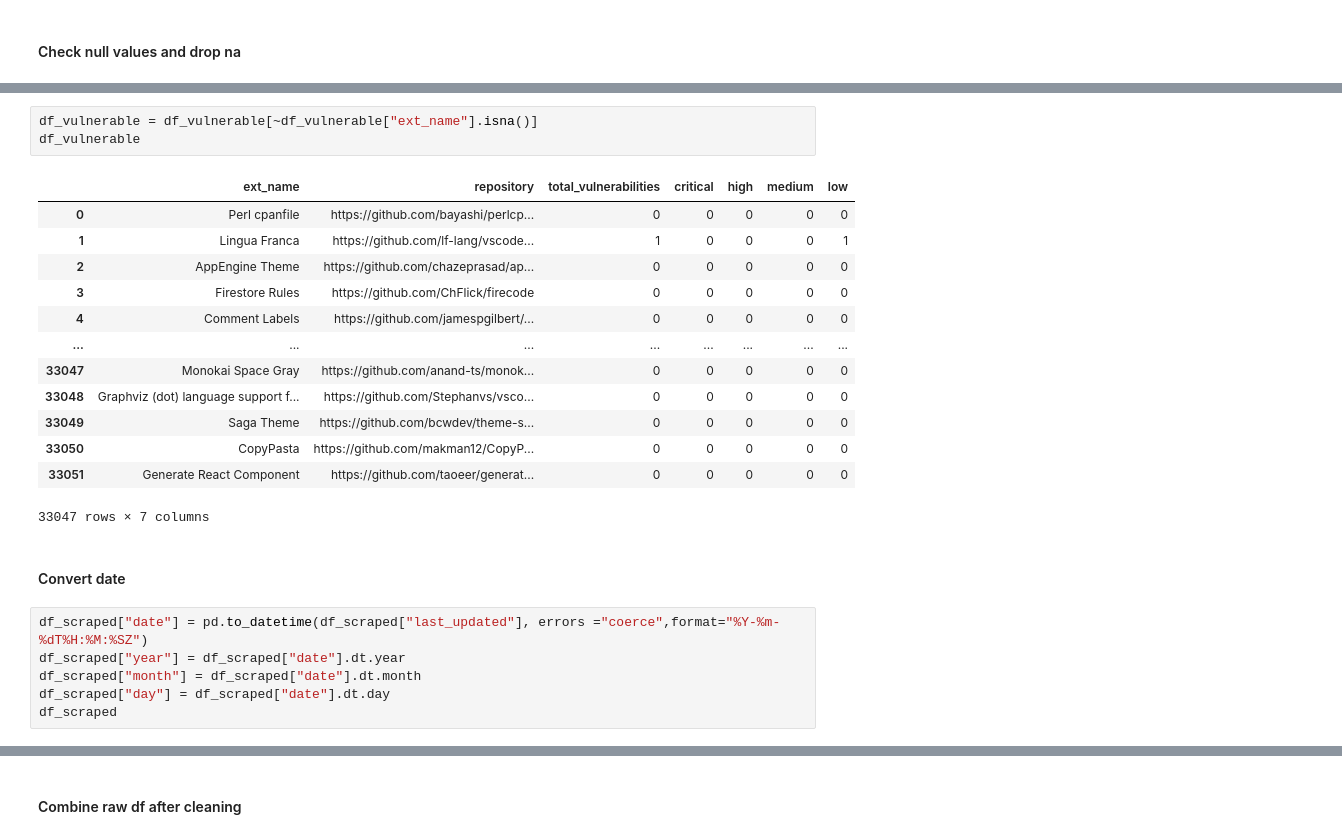
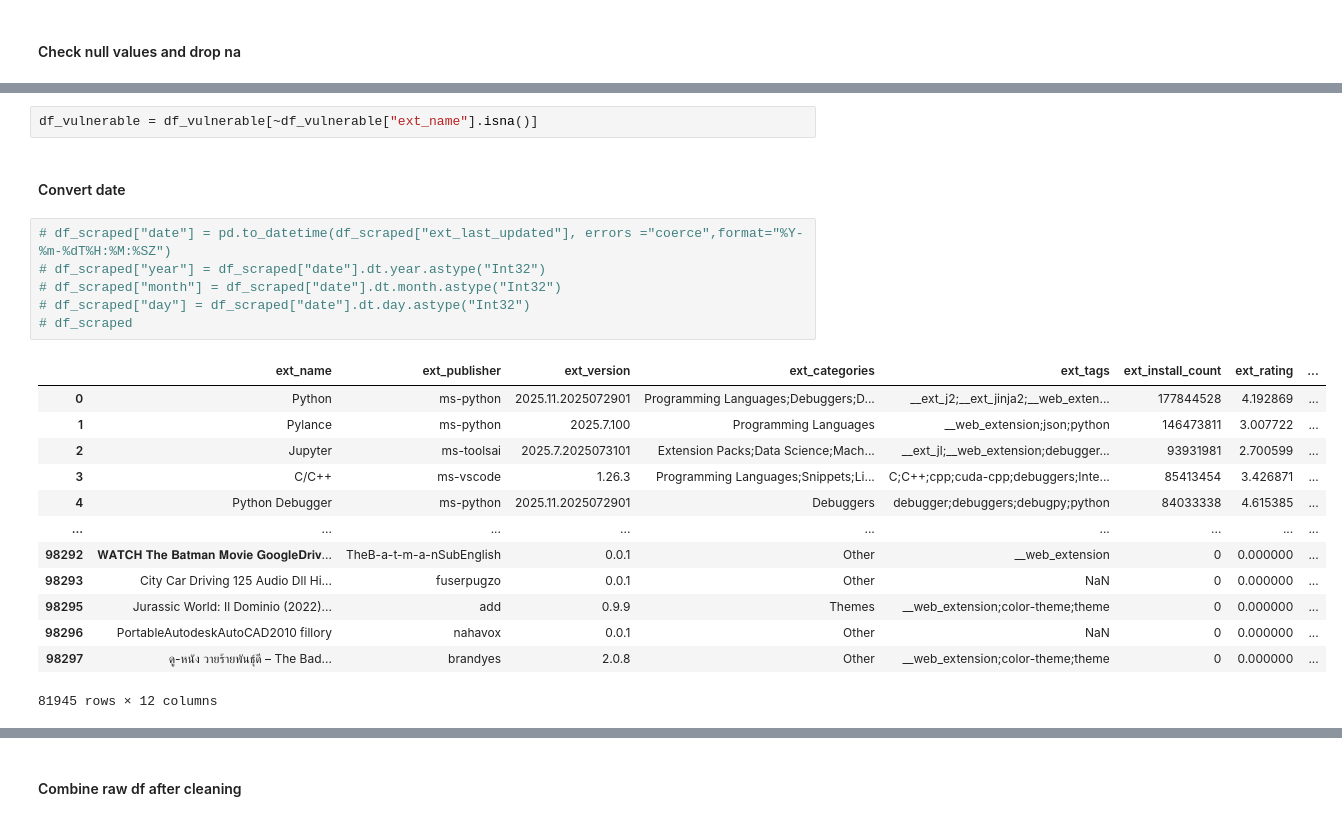
Before and after one commit to Ironhack-DA-Course/proj-final, a Jupyter notebook: notebooks/data_preprocessing.ipynb, the cells around one changed output, grey strips where cells are left out. Saved outputs shown, nothing was run; the diff lists cells and outputs as text.

Commit message:
Modify extensions_cleaned

```diff
--- a/notebooks/data_preprocessing.ipynb
+++ b/notebooks/data_preprocessing.ipynb
@@ -161,25 +208,24 @@ df_verified_repo
 # %%
 df_vulnerable = df_vulnerable[~df_vulnerable["ext_name"].isna()]
-df_vulnerable
-# %% [output]
-|  | ext_name | repository | total_vulnerabilities | critical | high | medium | low |
-| 0 | Perl cpanfile | https://github.com/bayashi/perlcp... | 0 | 0 | 0 | 0 | 0 |
-| 1 | Lingua Franca | https://github.com/lf-lang/vscode... | 1 | 0 | 0 | 0 | 1 |
-| 2 | AppEngine Theme | https://github.com/chazeprasad/ap... | 0 | 0 | 0 | 0 | 0 |
-| 3 | Firestore Rules | https://github.com/ChFlick/firecode | 0 | 0 | 0 | 0 | 0 |
-| 4 | Comment Labels | https://github.com/jamespgilbert/... | 0 | 0 | 0 | 0 | 0 |
-| ... | ... | ... | ... | ... | ... | ... | ... |
-| 33047 | Monokai Space Gray | https://github.com/anand-ts/monok... | 0 | 0 | 0 | 0 | 0 |
-| 33048 | Graphviz (dot) language support f... | https://github.com/Stephanvs/vsco... | 0 | 0 | 0 | 0 | 0 |
-| 33049 | Saga Theme | https://github.com/bcwdev/theme-s... | 0 | 0 | 0 | 0 | 0 |
-| 33050 | CopyPasta | https://github.com/makman12/CopyP... | 0 | 0 | 0 | 0 | 0 |
-| 33051 | Generate React Component | https://github.com/taoeer/generat... | 0 | 0 | 0 | 0 | 0 |
-33047 rows × 7 columns
 # %% [markdown]
 #### Convert date
 # %%
-df_scraped["date"] = pd.to_datetime(df_scraped["last_updated"], errors ="coerce",format="%Y-%m-%dT%H:%M:%SZ")
-df_scraped["year"] = df_scraped["date"].dt.year
-df_scraped["month"] = df_scraped["date"].dt.month
-df_scraped["day"] = df_scraped["date"].dt.day
-df_scraped
+# df_scraped["date"] = pd.to_datetime(df_scraped["ext_last_updated"], errors ="coerce",format="%Y-%m-%dT%H:%M:%SZ")
+# df_scraped["year"] = df_scraped["date"].dt.year.astype("Int32")
+# df_scraped["month"] = df_scraped["date"].dt.month.astype("Int32")
+# df_scraped["day"] = df_scraped["date"].dt.day.astype("Int32")
+# df_scraped
+# %% [output]
+|  | ext_name | ext_publisher | ext_version | ext_categories | ext_tags | ext_install_count | ext_rating | ... |
+| 0 | Python | ms-python | 2025.11.2025072901 | Programming Languages;Debuggers;D... | __ext_j2;__ext_jinja2;__web_exten... | 177844528 | 4.192869 | ... |
+| 1 | Pylance | ms-python | 2025.7.100 | Programming Languages | __web_extension;json;python | 146473811 | 3.007722 | ... |
+| 2 | Jupyter | ms-toolsai | 2025.7.2025073101 | Extension Packs;Data Science;Mach... | __ext_jl;__web_extension;debugger... | 93931981 | 2.700599 | ... |
+| 3 | C/C++ | ms-vscode | 1.26.3 | Programming Languages;Snippets;Li... | C;C++;cpp;cuda-cpp;debuggers;Inte... | 85413454 | 3.426871 | ... |
+| 4 | Python Debugger | ms-python | 2025.11.2025072901 | Debuggers | debugger;debuggers;debugpy;python | 84033338 | 4.615385 | ... |
+| ... | ... | ... | ... | ... | ... | ... | ... | ... |
+| 98292 | 𝐖𝐀𝐓𝐂𝐇 𝐓𝐡𝐞 𝐁𝐚𝐭𝐦𝐚𝐧 𝐌𝐨𝐯𝐢𝐞 𝐆𝐨𝐨𝐠𝐥𝐞𝐃𝐫𝐢𝐯... | TheB-a-t-m-a-nSubEnglish | 0.0.1 | Other | __web_extension | 0 | 0.000000 | ... |
+| 98293 | City Car Driving 125 Audio Dll Hi... | fuserpugzo | 0.0.1 | Other | NaN | 0 | 0.000000 | ... |
+| 98295 | Jurassic World: Il Dominio (2022)... | add | 0.9.9 | Themes | __web_extension;color-theme;theme | 0 | 0.000000 | ... |
+| 98296 | PortableAutodeskAutoCAD2010 fillory | nahavox | 0.0.1 | Other | NaN | 0 | 0.000000 | ... |
+| 98297 | ดู-หนัง วายร้ายพันธ์ุดี – The Bad... | brandyes | 2.0.8 | Other | __web_extension;color-theme;theme | 0 | 0.000000 | ... |
+81945 rows × 12 columns
```
Also changed, not shown: parts of 20 cells of this notebook, 1 other file.
